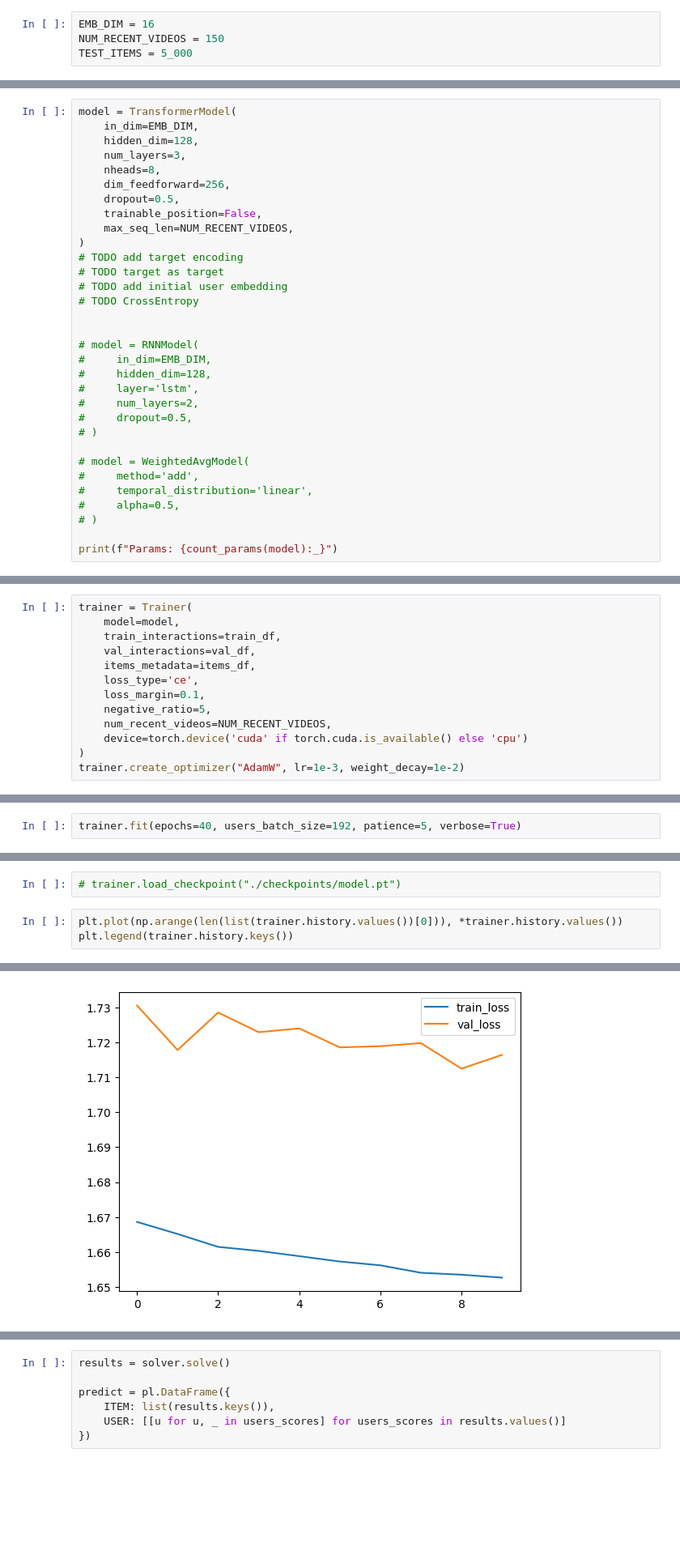
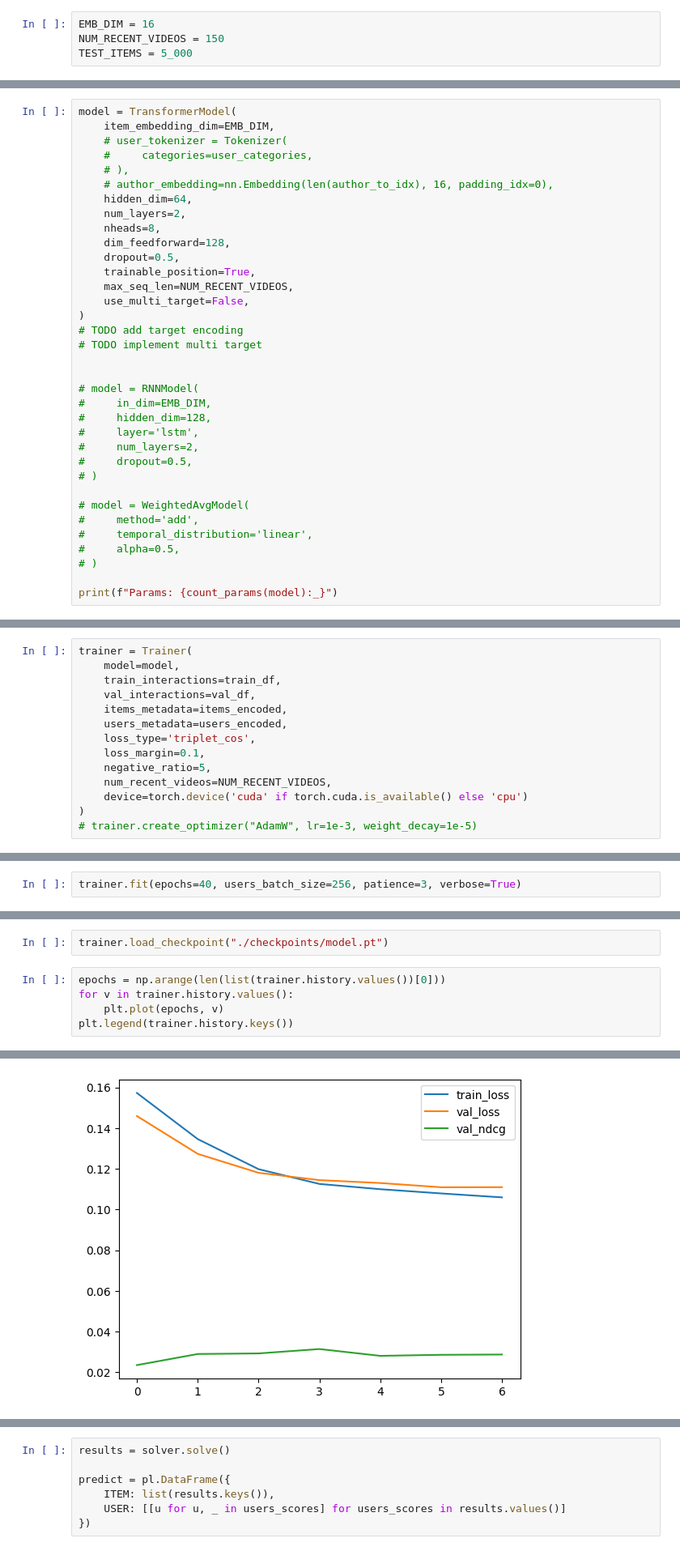
Before and after one commit to yathebest/Projects, a Jupyter notebook: Recurrent.ipynb, the cells around one changed output, grey strips where cells are left out. Shown at 81% size. Saved outputs shown, nothing was run; the diff lists cells and outputs as text; blank space fills up the shorter version.

```diff
--- a/Recurrent.ipynb
+++ b/Recurrent.ipynb
@@ -37,18 +57,21 @@ Train: 58_119 Val: 1_869 Test: 1_535
 # %%
 model = TransformerModel(
-    in_dim=EMB_DIM,
-    hidden_dim=128,
-    num_layers=3,
+    item_embedding_dim=EMB_DIM,
+    # user_tokenizer = Tokenizer(
+    #     categories=user_categories,
+    # ),
+    # author_embedding=nn.Embedding(len(author_to_idx), 16, padding_idx=0),
+    hidden_dim=64,
+    num_layers=2,
     nheads=8,
-    dim_feedforward=256,
+    dim_feedforward=128,
     dropout=0.5,
-    trainable_position=False,
+    trainable_position=True,
     max_seq_len=NUM_RECENT_VIDEOS,
+    use_multi_target=False,
 )
 # TODO add target encoding
-# TODO target as target
-# TODO add initial user embedding
-# TODO CrossEntropy
+# TODO implement multi target
 
 
 # model = RNNModel(
@@ -73,13 +96,14 @@ trainer = Trainer(
     model=model,
     train_interactions=train_df,
     val_interactions=val_df,
-    items_metadata=items_df,
-    loss_type='ce',
+    items_metadata=items_encoded,
+    users_metadata=users_encoded,
+    loss_type='triplet_cos',
     loss_margin=0.1,
     negative_ratio=5,
     num_recent_videos=NUM_RECENT_VIDEOS,
     device=torch.device('cuda' if torch.cuda.is_available() else 'cpu')
 )
-trainer.create_optimizer("AdamW", lr=1e-3, weight_decay=1e-2)
+# trainer.create_optimizer("AdamW", lr=1e-3, weight_decay=1e-5)
 # %% [output]
 Count
@@ -87,3 +111,3 @@ Users: All: 2_185 Train: 2_185 Val: 927
 # %%
-trainer.fit(epochs=40, users_batch_size=192, patience=5, verbose=True)
+trainer.fit(epochs=40, users_batch_size=256, patience=3, verbose=True)
 # %% [output]
@@ -91,11 +117,13 @@ Completed! Best Loss 1.7125 at Epoch 9
 # %%
-# trainer.load_checkpoint("./checkpoints/model.pt")
+trainer.load_checkpoint("./checkpoints/model.pt")
 # %%
-plt.plot(np.arange(len(list(trainer.history.values())[0])), *trainer.history.values())
+epochs = np.arange(len(list(trainer.history.values())[0]))
+for v in trainer.history.values():
+    plt.plot(epochs, v)
 plt.legend(trainer.history.keys())
 # %% [output]
 <matplotlib.legend.Legend at 0x...>
-[figure, old version]
+[figure, new version]
 # %%
 test_items = test_df.select(ITEM).unique(ITEM)
 count_items = count_polars(test_items)
```
Also changed, not shown: parts of 12 cells of this notebook, 13 other files.
